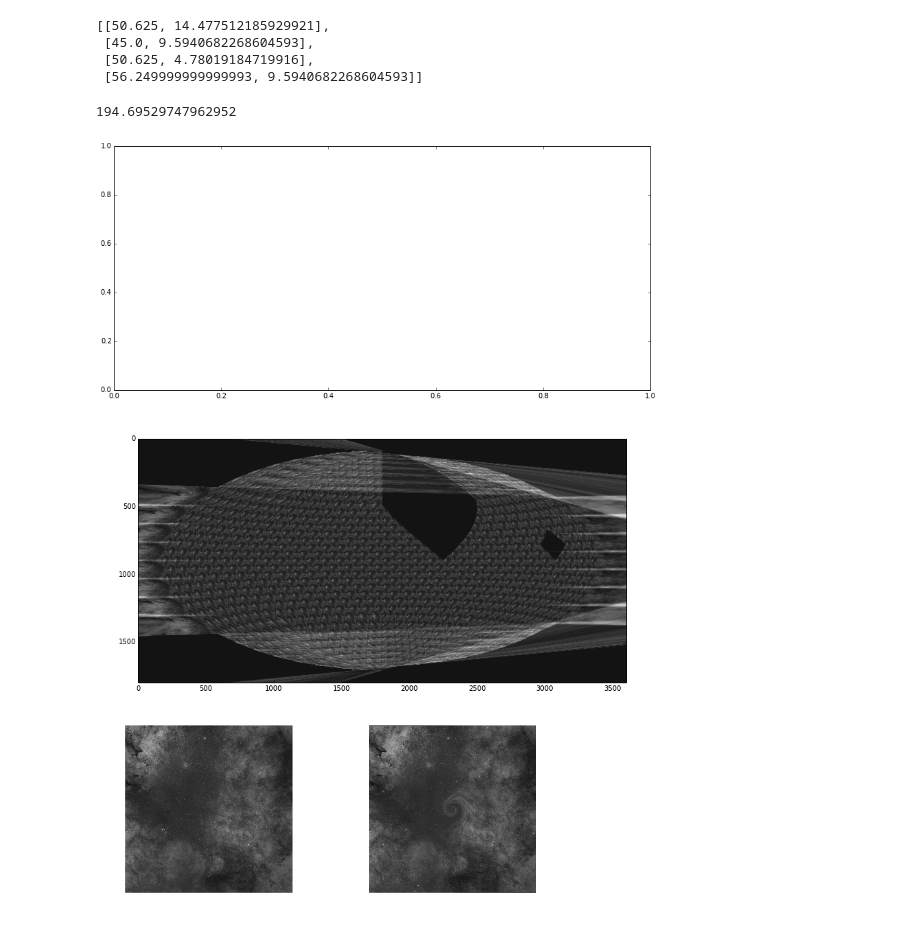
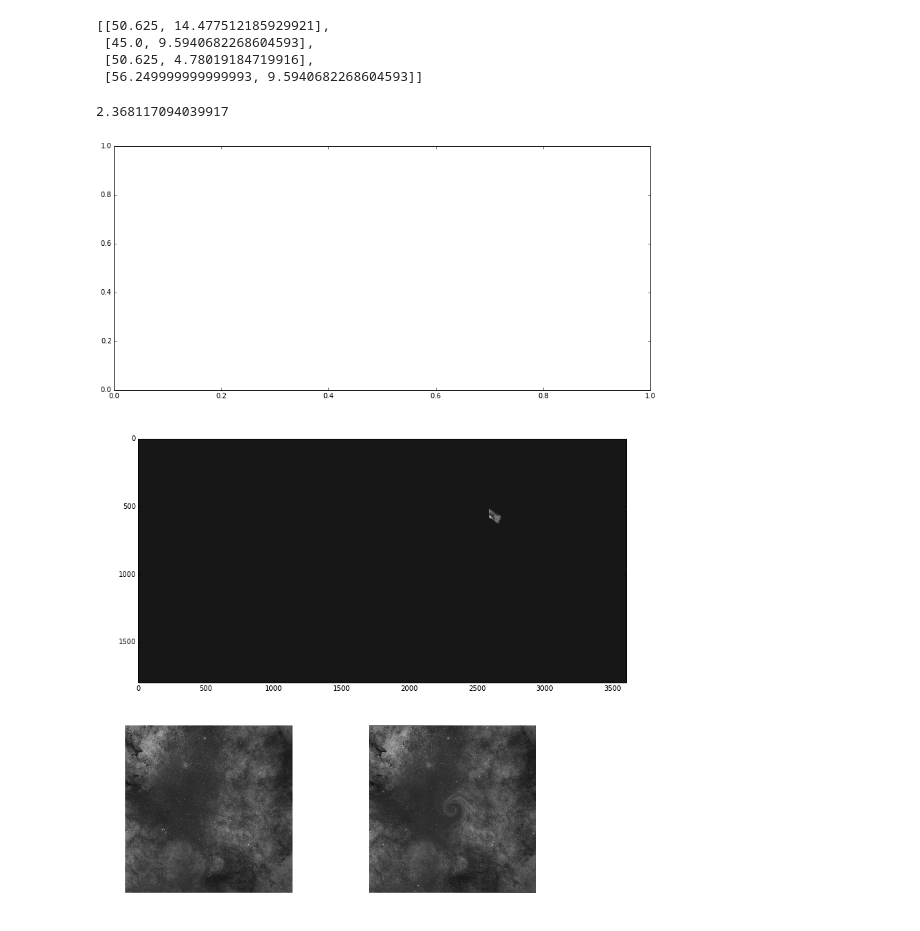
Before and after one commit to adl1995/HIPS-to-Py, a Jupyter notebook: examples/Affine and Projective transformation.ipynb, the cells around one changed output. Saved outputs shown, nothing was run; the diff lists cells and outputs as text; code cells hidden in the pictures.

```diff
--- a/examples/Affine and Projective transformation.ipynb
+++ b/examples/Affine and Projective transformation.ipynb
@@ -14,14 +14,19 @@ from astropy.io import fits
 from astropy.wcs import WCS
 import healpy
 # %%
+from astropy.utils.data import get_pkg_data_filename
+
 tform = tf.SimilarityTransform(scale=1, rotation=math.pi/2,
                                translation=(0, 1))
 print(tform.params)
 
 # Get the all sky image
-hdu_list = fits.open('https://github.com/gammapy/gammapy-extra/blob/master/datasets/catalogs/fermi/gll_psch_v08.fit.gz?raw=true')
+# hdu_list = fits.open('https://github.com/gammapy/gammapy-extra/blob/master/datasets/catalogs/fermi/gll_psch_v08.fit.gz?raw=true')
+hdu_list = fits.open(get_pkg_data_filename('galactic_center/gc_msx_e.fits'))
 wcs1 = WCS(hdu_list[0].header)
 all_sky = hdu_list[0].data.astype('float')
+print(all_sky.shape)
+plt.imshow(all_sky, cmap='gray')
 # %% [output]
 [[  6.12323400e-17  -1.00000000e+00   0.00000000e+00]
  [  1.00000000e+00   6.12323400e-17   1.00000000e+00]
@@ -107,41 +115,44 @@ import time
 text = data
 start = time.time()
 warped = np.zeros((all_sky.shape)) # the output image size
-for i in range(0, 700):
-    corners = compute_corners(3, i)
+for i in range(0, 7):
+    corners = compute_corners(3, 450)
     warped = draw_tile(warped, corners, all_sky.shape, wcs1)
+
+corners = compute_corners(3, 450)
+warped = draw_tile(warped, corners, all_sky.shape, wcs1)
 
 fig, ax = plt.subplots(nrows=2, figsize=(14, 14))
 
 # ax[0].imshow(all_sky, vmin=0, vmax=1, origin='upper', cmap=plt.cm.gray)
 # ax[0].plot(src[:, 0], src[:, 1], '.r', )
 
 ax[1].imshow(warped, origin='upper', cmap=plt.cm.gray)
 
 end = time.time()
 print(end - start)
 
 # from astropy.visualization.wcsaxes import WCSAxes
 
 # text = data
 
 # corners = np.array([[264.375, -24.62431835], [258.75, -30.], [264.375, -35.68533471], [270., -30.]])
 # center_corners = np.array([[84.375, 24.624318352164074], [78.75, 19.471220634490685], [84.375, 14.477512185929921], [90.0, 19.471220634490685]])
 
 # warped = np.zeros((all_sky.shape)) # the output image size
 
 # warped = draw_tile(warped, corners, all_sky.shape, wcs1)
 # warped = draw_tile(warped, center_corners, all_sky.shape, wcs1)
 
 # fig, ax = plt.subplots(nrows=2, figsize=(14, 14))
 
 # ax[0].imshow(all_sky, vmin=0, vmax=1, origin='upper', cmap=plt.cm.gray)
 # ax[0].plot(src[:, 0], src[:, 1], '.r', )
 
 # ax[1].imshow(warped, origin='upper', cmap=plt.cm.gray)
 # %% [output]
-194.69529747962952
+2.368117094039917
-[figure, old version]
+[figure, new version]
 # %%
 import matplotlib.pyplot as plt
 
```
Also changed, not shown: parts of 4 cells of this notebook, 1 other file.
